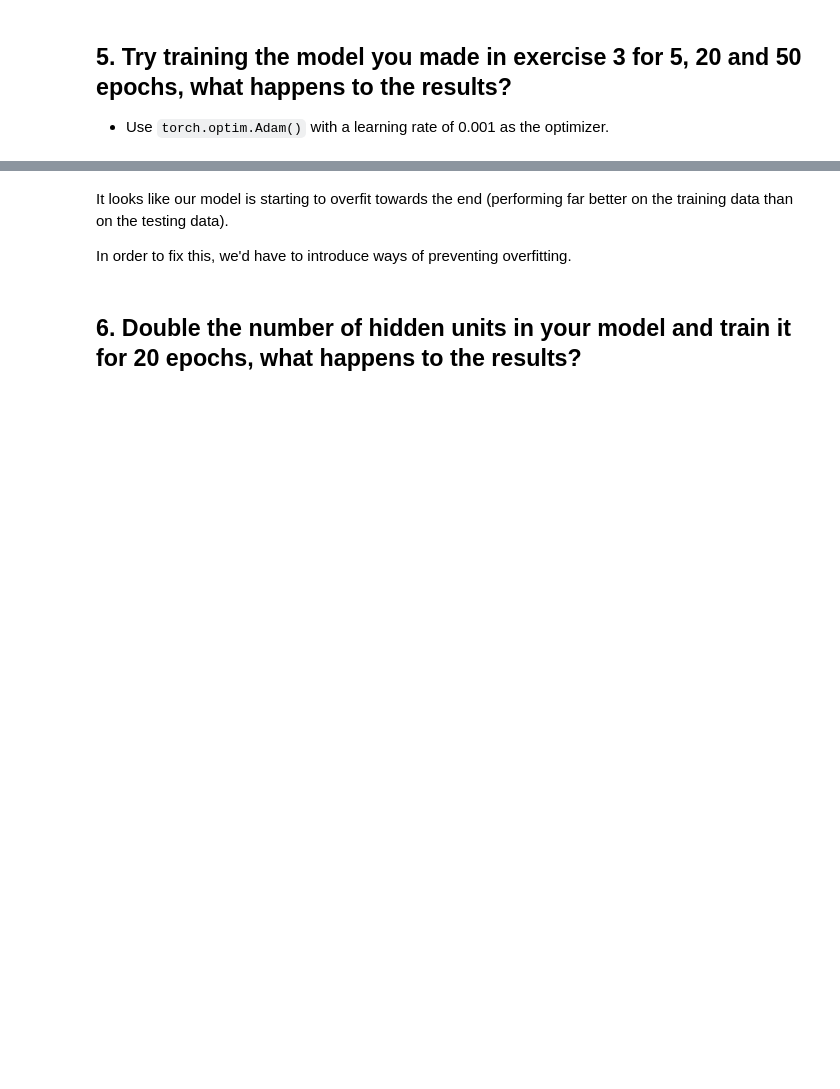
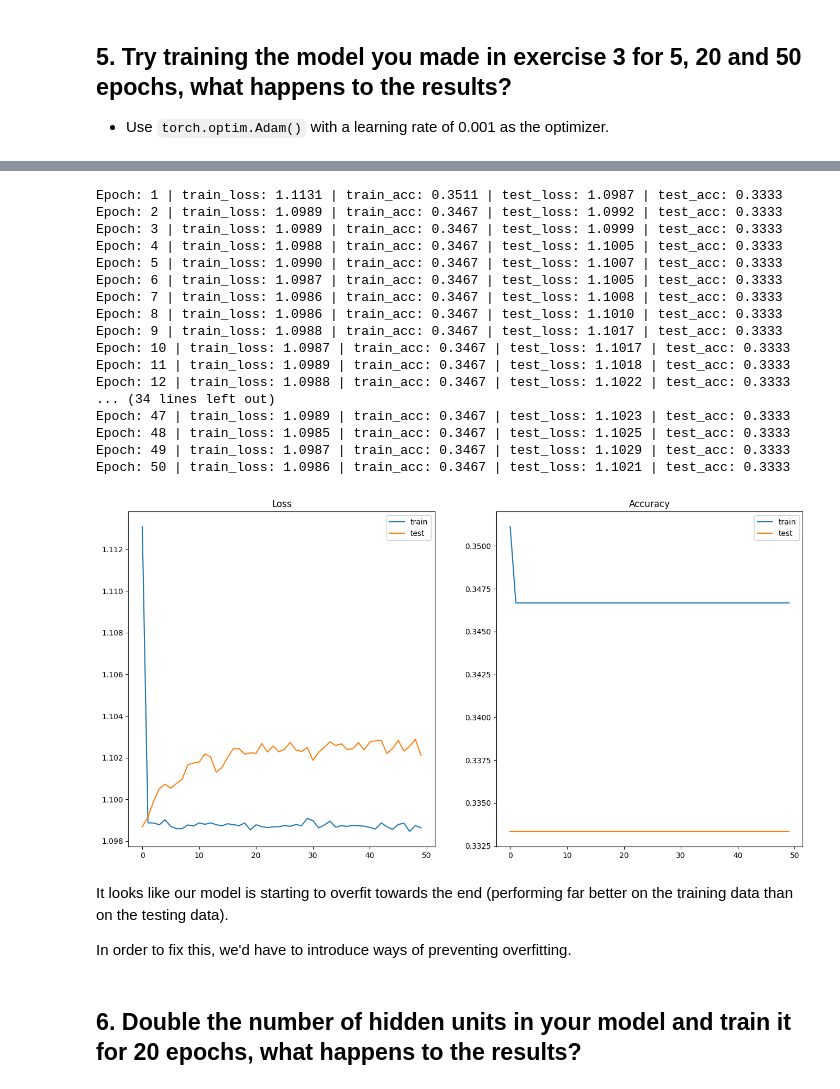
Before and after one commit to KonradGonrad/PyTorch-deep-learning, a Jupyter notebook: extras/exercises/04_pytorch_custom_datasets_exercises.ipynb, the cells around one changed output, grey strips where cells are left out. Drawn from its saved outputs; the diff is of its cells as text; code cells hidden in the pictures; blank space fills up the shorter version.

```diff
--- a/extras/exercises/04_pytorch_custom_datasets_exercises.ipynb
+++ b/extras/exercises/04_pytorch_custom_datasets_exercises.ipynb
@@ -349,11 +569,48 @@ optimizer = torch.optim.Adam(#TODO,
 # %%
-# Train for 50 epochs
+# Fresh model
+model_03 = TinyVGG(input_channels = 3,
+                  hidden_channels=10,
+                  output_channels=len(class_names))
+
+# Train for 20 epochs
 torch.manual_seed(42)
 torch.cuda.manual_seed(42)
 
 loss_fn = nn.CrossEntropyLoss()
 optimizer = torch.optim.Adam(#TODO,
+                             params=model_03.parameters(),
                              lr=0.001)
+
+EPOCHS = 50
+
+model_0_50e = train(model=model_03,
+                    train_dataloader = train_dataloader,
+                    test_dataloader = test_dataloader,
+                    optimizer = optimizer,
+                    loss_fn=loss_fn,
+                    device='cpu',
+                    epochs = EPOCHS)
+
+plot_results(model_0_50e)
+# %% [output]
+Epoch: 1 | train_loss: 1.1131 | train_acc: 0.3511 | test_loss: 1.0987 | test_acc: 0.3333
+Epoch: 2 | train_loss: 1.0989 | train_acc: 0.3467 | test_loss: 1.0992 | test_acc: 0.3333
+Epoch: 3 | train_loss: 1.0989 | train_acc: 0.3467 | test_loss: 1.0999 | test_acc: 0.3333
+Epoch: 4 | train_loss: 1.0988 | train_acc: 0.3467 | test_loss: 1.1005 | test_acc: 0.3333
+Epoch: 5 | train_loss: 1.0990 | train_acc: 0.3467 | test_loss: 1.1007 | test_acc: 0.3333
+Epoch: 6 | train_loss: 1.0987 | train_acc: 0.3467 | test_loss: 1.1005 | test_acc: 0.3333
+Epoch: 7 | train_loss: 1.0986 | train_acc: 0.3467 | test_loss: 1.1008 | test_acc: 0.3333
+Epoch: 8 | train_loss: 1.0986 | train_acc: 0.3467 | test_loss: 1.1010 | test_acc: 0.3333
+Epoch: 9 | train_loss: 1.0988 | train_acc: 0.3467 | test_loss: 1.1017 | test_acc: 0.3333
+Epoch: 10 | train_loss: 1.0987 | train_acc: 0.3467 | test_loss: 1.1017 | test_acc: 0.3333
+Epoch: 11 | train_loss: 1.0989 | train_acc: 0.3467 | test_loss: 1.1018 | test_acc: 0.3333
+Epoch: 12 | train_loss: 1.0988 | train_acc: 0.3467 | test_loss: 1.1022 | test_acc: 0.3333
+... (34 lines left out)
+Epoch: 47 | train_loss: 1.0989 | train_acc: 0.3467 | test_loss: 1.1023 | test_acc: 0.3333
+Epoch: 48 | train_loss: 1.0985 | train_acc: 0.3467 | test_loss: 1.1025 | test_acc: 0.3333
+Epoch: 49 | train_loss: 1.0987 | train_acc: 0.3467 | test_loss: 1.1029 | test_acc: 0.3333
+Epoch: 50 | train_loss: 1.0986 | train_acc: 0.3467 | test_loss: 1.1021 | test_acc: 0.3333
+[figure, added]
 # %% [markdown]
 It looks like our model is starting to overfit towards the end (performing far better on the training data than on the testing data).
 
```
Also changed, not shown: parts of 23 cells of this notebook.
